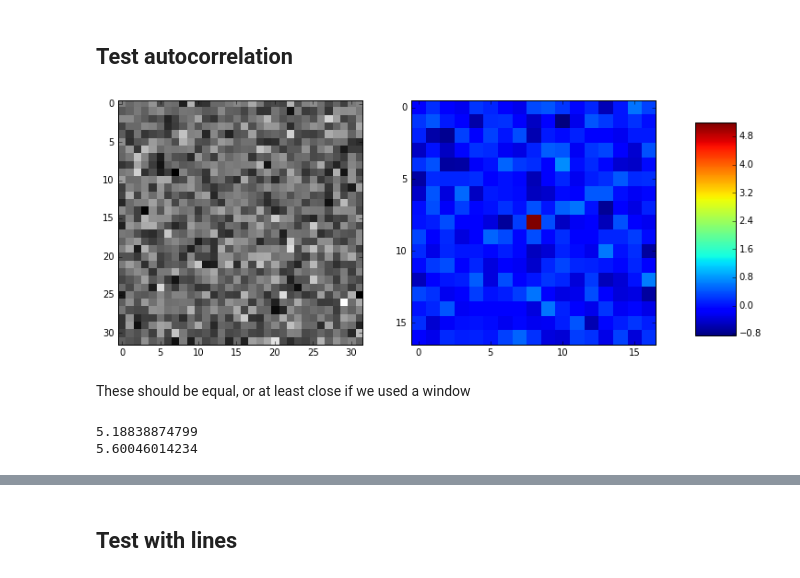
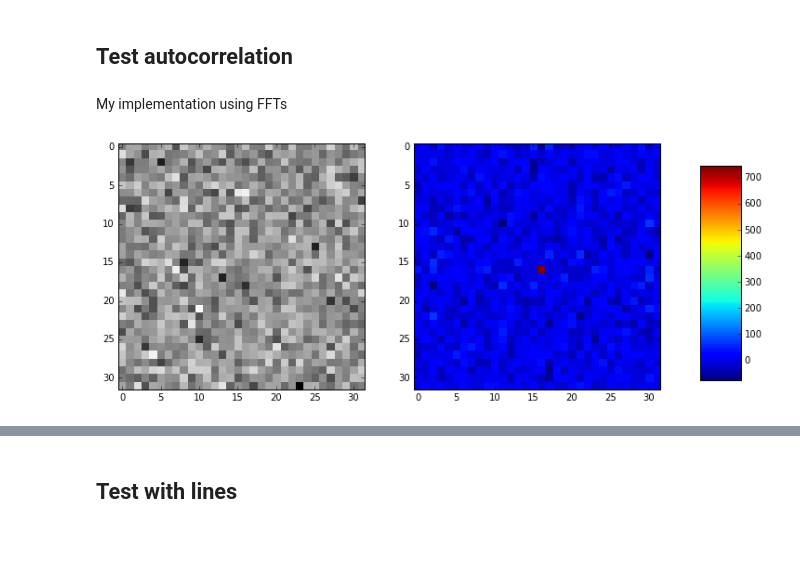
Before and after one commit to tytell/fibers, a Jupyter notebook: Fiber Angle Test 2D.ipynb, the cells around one changed output, grey strips where cells are left out. Drawn from its saved outputs; the diff is of its cells as text; code cells hidden in the pictures; blank space fills up the shorter version.

```diff
--- a/Fiber Angle Test 2D.ipynb
+++ b/Fiber Angle Test 2D.ipynb
@@ -58,27 +25,22 @@ def ndautocorr(V, insz, window=None, beta=1, normalize=True):
 # %% [markdown]
 ## Test autocorrelation
+# %% [markdown]
+My implementation using FFTs
 # %%
 I1 = np.random.randn(32,32)
-C = ndautocorr(I1,insz=(16,16),window='kaiser')
+W = fibers.make_window_vals(I1,window='kaiser')
+C = fibers.ndautocorr(I1,insz=(16,16),window=W)
 
 fig,axes = subplots(1,2)
 
 axes[0].imshow(I1,cmap=cm.gray, interpolation='nearest')
 
 im = axes[1].imshow(C, interpolation='nearest')
 
 fig.subplots_adjust(right=0.8)
 cax = fig.add_axes([0.85, 0.3, 0.05, 0.4])
 fig.colorbar(im, cax=cax)
 
 show()
 # %% [output]
-[figure, old version]
+[figure, new version]
-# %% [markdown]
-These should be equal, or at least close if we used a window
-# %%
-print np.max(C)
-print np.sum(((I1[8:-8,8:-8]-np.mean(I1))/np.ptp(I1))**2)
-# %% [output]
-5.18838874799
-5.60046014234
```
Also changed, not shown: parts of 19 cells of this notebook, 6 other files.
